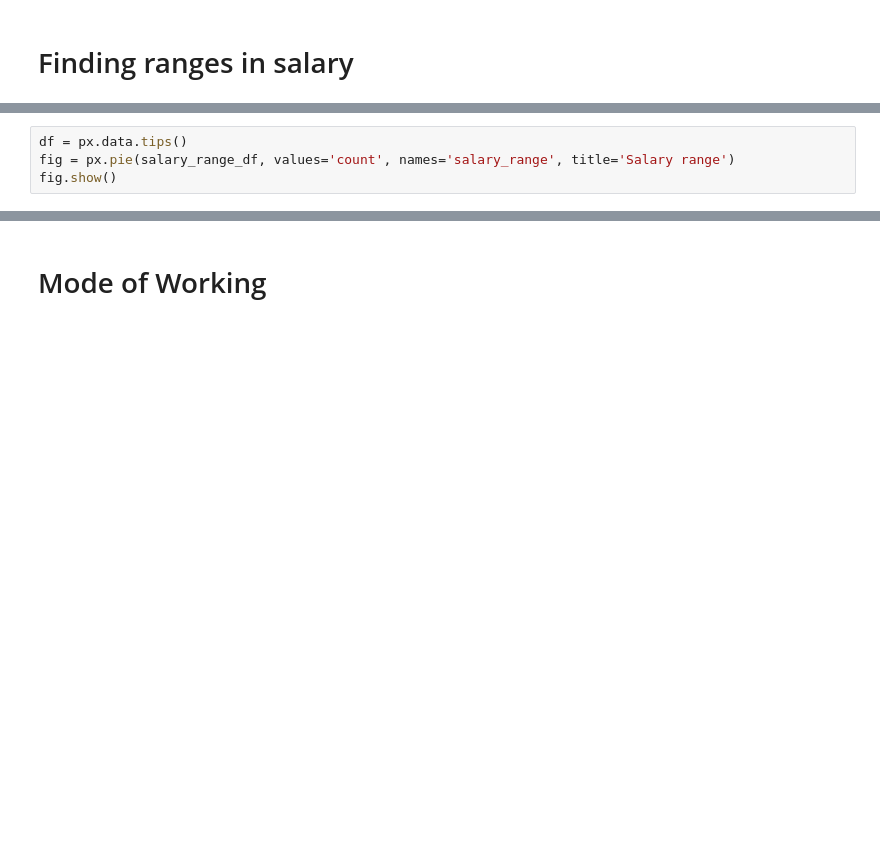
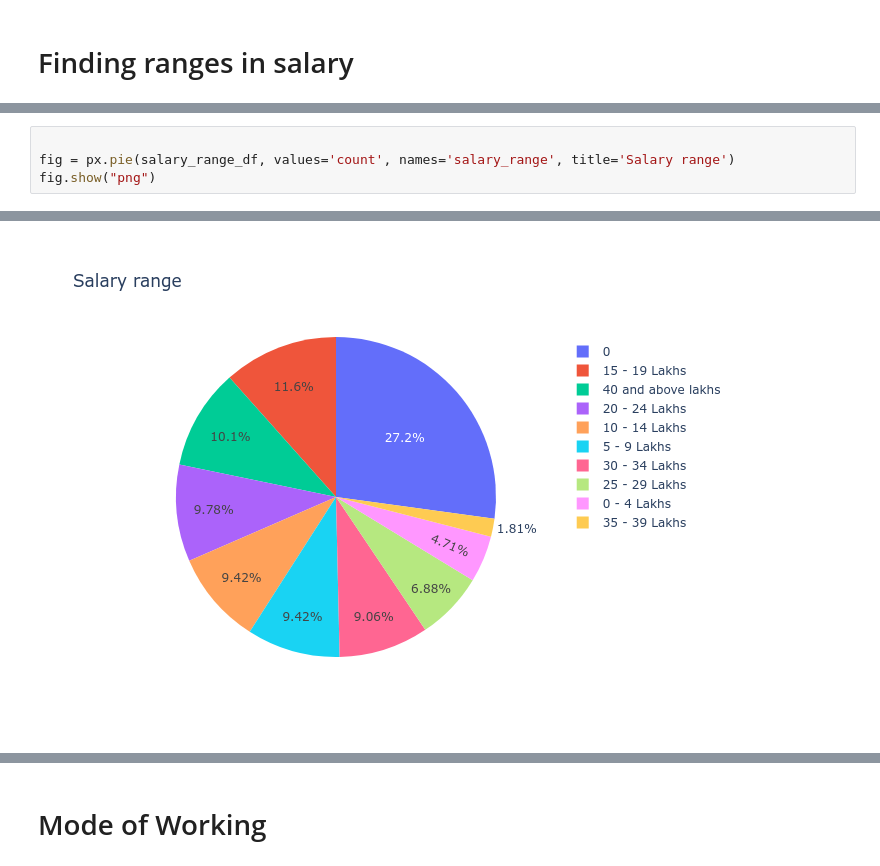
Before and after one commit to qtepgp15d/Quantitative-Techniques, a Jupyter notebook: notebook.ipynb, the cells around one changed output, grey strips where cells are left out. Cells and saved outputs as stored; diff of their text form; blank space fills up the shorter version.

```diff
--- a/notebook.ipynb
+++ b/notebook.ipynb
@@ -1001,5 +997,5 @@ salary_range_df
 # %%
-df = px.data.tips()
+
 fig = px.pie(salary_range_df, values='count', names='salary_range', title='Salary range')
-fig.show()
+fig.show("png")
 # %% [output]
@@ -1007,2 +1002,3 @@ fig.show()
+[figure, added]
 # %%
 fig = px.bar(salary_range_df, x='salary_range', y='count')
```
Also changed, not shown: parts of 51 cells of this notebook.
